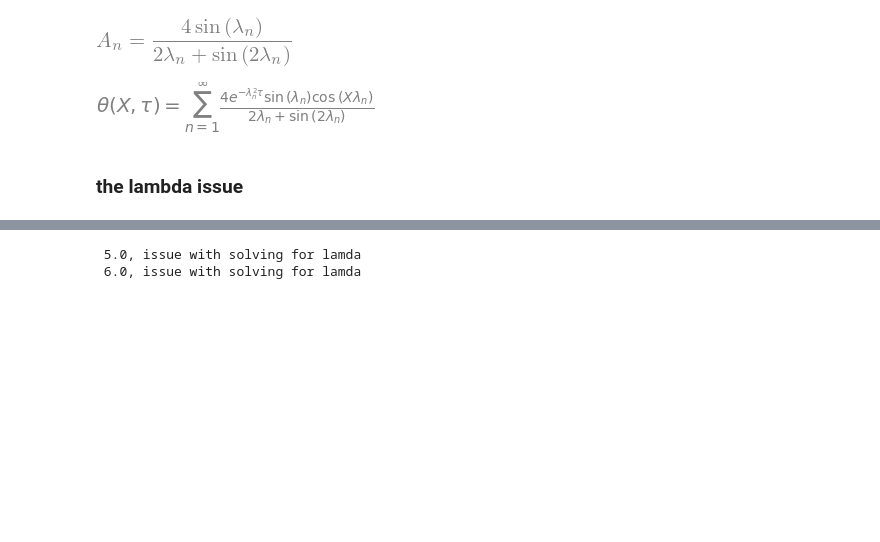
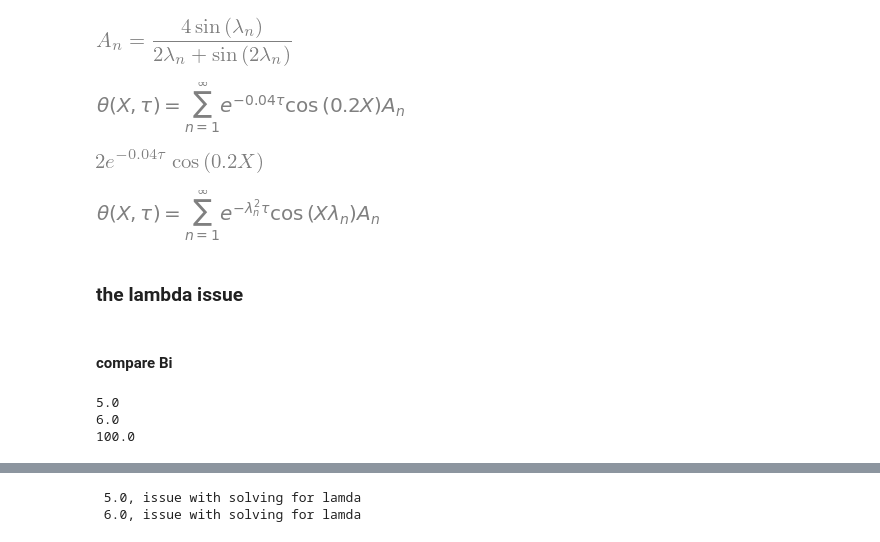
Before and after one commit to juliet29/windows, a Jupyter notebook: analysis/notebooks/230725_conduction2.ipynb, the cells around one changed output, grey strips where cells are left out. Drawn from its saved outputs; the diff is of its cells as text; code cells hidden in the pictures; blank space fills up the shorter version.

```diff
--- a/analysis/notebooks/230725_conduction2.ipynb
+++ b/analysis/notebooks/230725_conduction2.ipynb
@@ -147,8 +156,58 @@ Eq(Aix[n], _.subs(lambda_m, lambda_n))
+# %%
+EQ1.subs({Aix[n]: 0.1, lambda_n: 0.2})
+# %% [output]
+[figure, added]
 # %%
-EQ1.replace(Aix[n], _.rhs)
+EQ1.replace(Aix[n], 2).subs(lambda_n, 0.2).rhs.args[0]
 # %% [output]
-[figure, old version]
+[figure, new version]
+# %%
+EQ1
+# %% [output]
+[figure, added]
 # %%
 SOL = _
 # %% [markdown]
 ### the lambda issue
+# %% [markdown]
+#### compare Bi
+# %%
+Bi_list = np.concatenate(
+    [
+    np.array([0.01]),
+    np.linspace(0.02, 0.1, 5, endpoint=True),
+    np.linspace(0.2, 1, 10-1, endpoint=True),
+    np.linspace(2, 10, 10-1, endpoint=True),
+    np.linspace(20, 100, 5, endpoint=True)
+    ]
+)
+Bi_list = [np.round(i,3) for i in Bi_list]
+
+bi_data = {}
+for Bi in Bi_list:
+    bi_data[Bi] = {}
+    try:
+        l1 = nsolve(Bi_solve - Bi , lam, 0)
+        if l1 < 0:
+            l1 = nsolve(Bi_solve - Bi , lam, 0.1)
+
+        An = EQ_An.subs(lambda_n, l1).rhs
+        APPROX_SOL = EQ1.replace(Aix[n], An).subs(lambda_n, l1).rhs.args[0]
+
+        bi_data[Bi]["lambda"] = l1
+        bi_data[Bi]["An"] =  An
+        bi_data[Bi]["APPROX_SOL"] =  APPROX_SOL
+    except:
+        print(Bi)
+        pass
+
+    # solve for An using knowledge of lambda
+
+
+    # lambdas = np.array([nsolve(Bi_solve - Bi , lam, 0) for Bi in Bi_list])
+# pprint(bi_data)
+# print(bi_data)
+# %% [output]
+5.0
+6.0
+100.0
```
Also changed, not shown: parts of 12 cells of this notebook, 2 other files.
